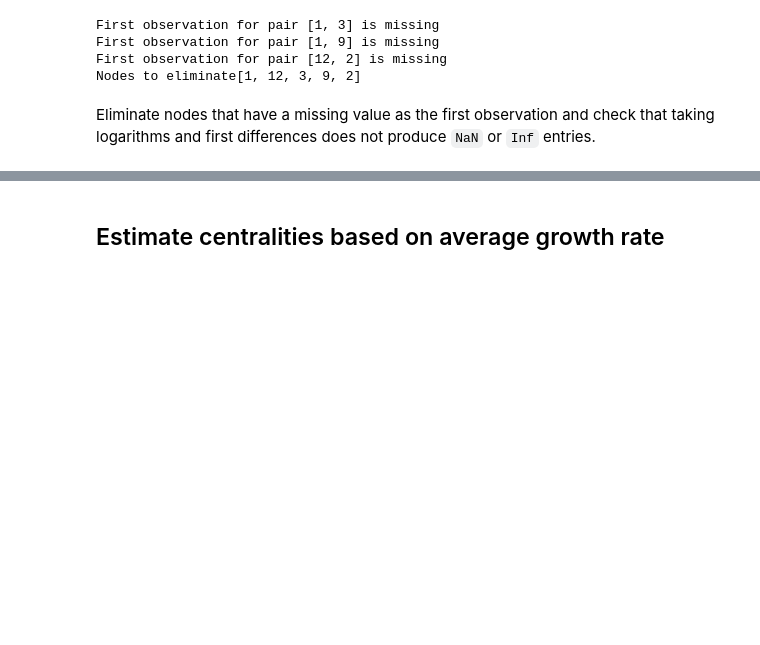
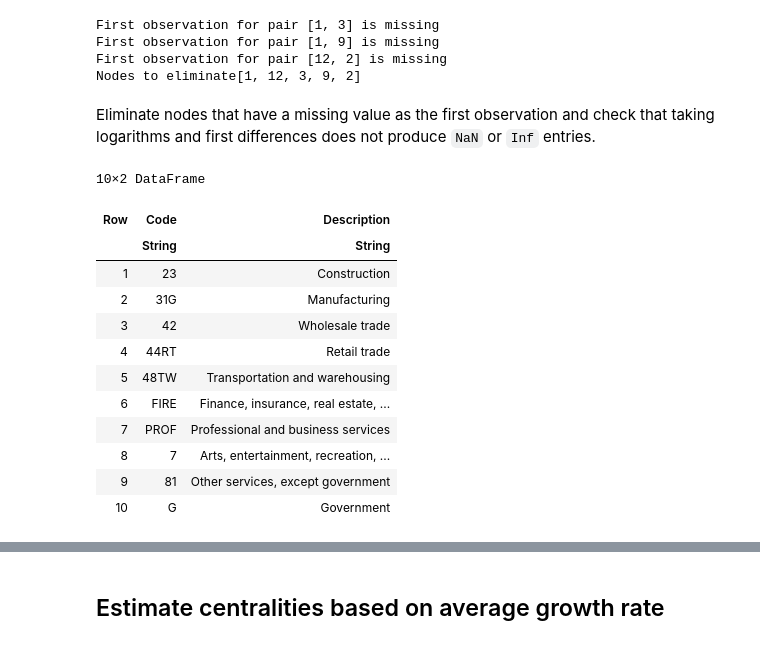
Before and after one commit to jsimons8/networkmodelssubspaces, a Jupyter notebook: empirical_application_network_centrality_2.ipynb, the cells around one changed output, grey strips where cells are left out. Cells and saved outputs as stored; diff of their text form; code cells hidden in the pictures; blank space fills up the shorter version.

```diff
--- a/empirical_application_network_centrality_2.ipynb
+++ b/empirical_application_network_centrality_2.ipynb
@@ -98,30 +101,52 @@ k=0;
 locf(v) = v[accumulate(max,[i*!ismissing(v[i]) for i=1:length(v)])]
 row_indices = filter!(e -> e ∉(nodes_to_eliminate),collect(1:15))
 node_hash_map = zeros(length(row_indices),2)
 for i in enumerate(row_indices)
     node_hash_map[i[1],1] = i[2]; #put the old node in
     node_hash_map[i[1],2] = i[1]; #put the new node in
     col_indices = filter!(e -> e ∉(nodes_to_eliminate),collect(1:15))
     for j in enumerate(col_indices)
         trade_matrices_cf[i[1],j[1],:] = locf(trade_matrices_wm[i[2],j[2],:])
     end #j
 end #i
 
 #find first differences
 trade_matrices_cf_fd = zeros(Float64,p,p,T-t_start+1-1)
 
 function simple_check(x)
     any(isnan.(x)) || any(.!isfinite.(x))
 end
 
 for i in 1:p, j in i:p
     trade_matrices_cf_fd[i,j,:] = diff(log.(trade_matrices_cf[i,j,:]));
     trade_matrices_cf_fd[j,i,:] = diff(log.(trade_matrices_cf[j,i,:]));
     if simple_check(trade_matrices_cf_fd[i,j,:]) println("Nan or Inf at ",i," ",j) end
     if simple_check(trade_matrices_cf_fd[j,i,:]) println("Nan or Inf at ",j," ",i) end
 end
 
 using DataFrames
 
 node_conversion_table = DataFrame(  NodeOld = node_hash_map[:,1],
             NodeNew = node_hash_map[:,2]);
+
+#merge
+
+label_conv_table = DataFrames.leftjoin(node_conversion_table,node_id_data,on=:NodeOld=>:NodeOld)
+label_conv_table[!,:Description] = convert.(String,label_conv_table[!,:Description])
+label_conv_table[!,:Code] = convert.(String,label_conv_table[!,:Code])
+
+label_conv_table[:,3:4]
+# %% [output]
+10×2 DataFrame
+| Row | Code | Description |
+|  | String | String |
+| 1 | 23 | Construction |
+| 2 | 31G | Manufacturing |
+| 3 | 42 | Wholesale trade |
+| 4 | 44RT | Retail trade |
+| 5 | 48TW | Transportation and warehousing |
+| 6 | FIRE | Finance, insurance, real estate, ... |
+| 7 | PROF | Professional and business services |
+| 8 | 7 | Arts, entertainment, recreation, ... |
+| 9 | 81 | Other services, except government |
+| 10 | G | Government |
```
Also changed, not shown: parts of 7 cells of this notebook.
